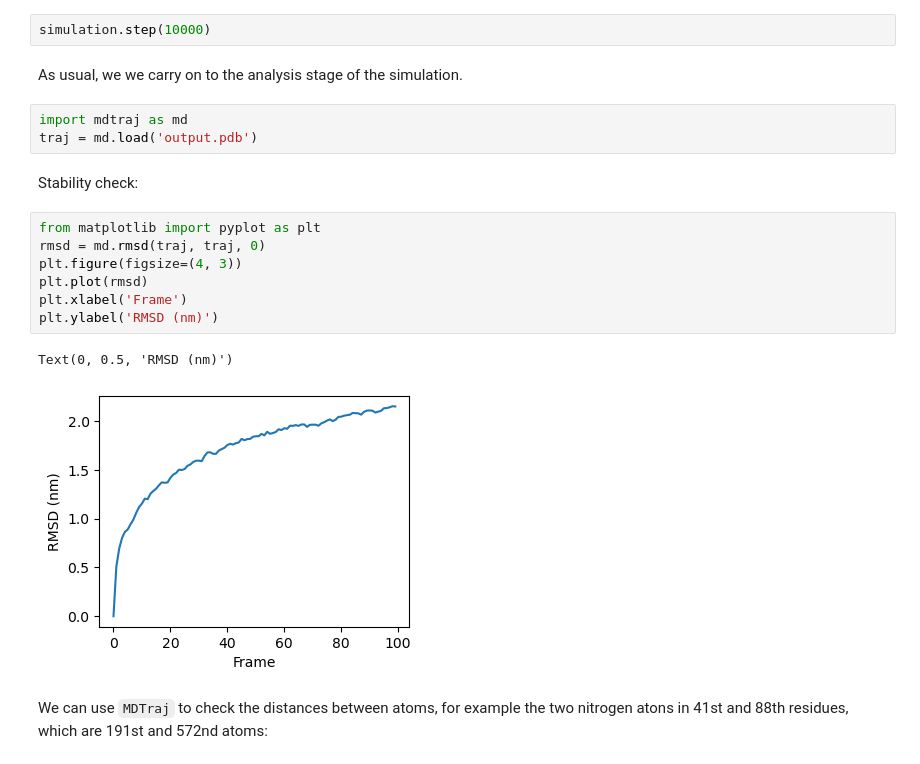
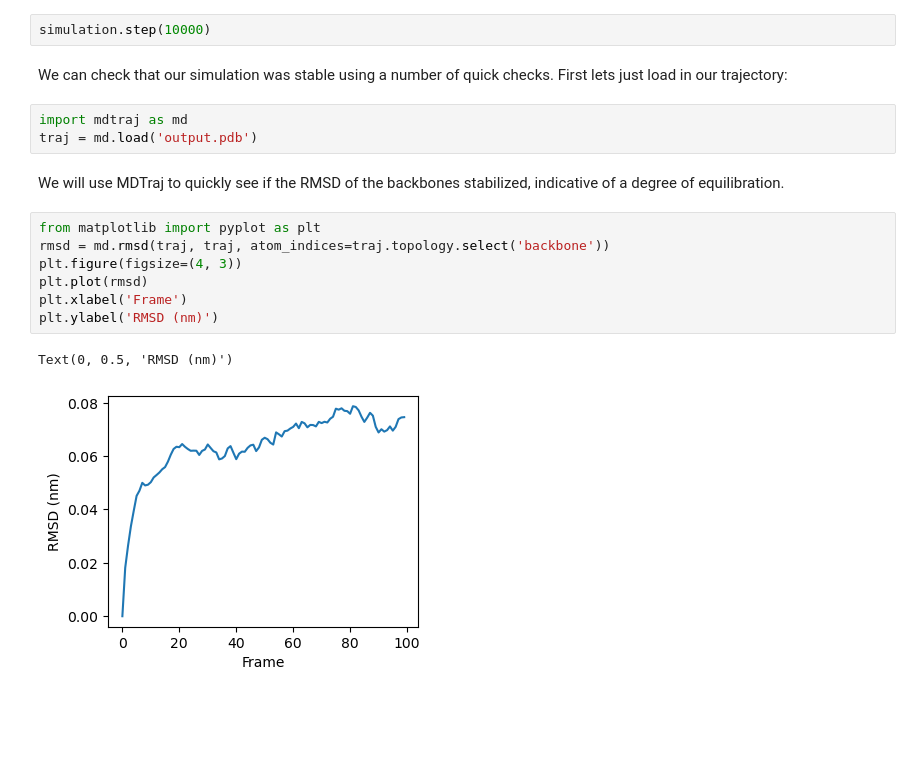
Before and after one commit to sukritsingh/compchem-class, a Jupyter notebook: hne.ipynb, the cells around one changed output. Cells and saved outputs as stored; diff of their text form; blank space fills up the shorter version.

Commit message:
Make modifications to hne book to assess stability

```diff
--- a/hne.ipynb
+++ b/hne.ipynb
@@ -61,24 +77,20 @@ app.PDBFile.writeFile(
 )
 # %%
 simulation.step(10000)
-# %% [markdown]
-As usual, we we carry on to the analysis stage of the simulation.
+# %% [markdown]
+We can check that our simulation was stable using a number of quick checks. First lets just load in our trajectory:
 # %%
 import mdtraj as md
 traj = md.load('output.pdb')
-# %% [markdown]
-Stability check:
+# %% [markdown]
+We will use MDTraj to quickly see if the RMSD of the backbones stabilized, indicative of a degree of equilibration.
 # %%
 from matplotlib import pyplot as plt
-rmsd = md.rmsd(traj, traj, 0)
+rmsd = md.rmsd(traj, traj, atom_indices=traj.topology.select('backbone'))
 plt.figure(figsize=(4, 3))
 plt.plot(rmsd)
 plt.xlabel('Frame')
 plt.ylabel('RMSD (nm)')
 # %% [output]
 Text(0, 0.5, 'RMSD (nm)')
-[figure, old version]
+[figure, new version]
-# %% [markdown]
-We can use `MDTraj` to check the distances between atoms,
-for example the two nitrogen atons in 41st and 88th residues,
-which are 191st and 572nd atoms:
```
Also changed, not shown: parts of 10 cells of this notebook.
